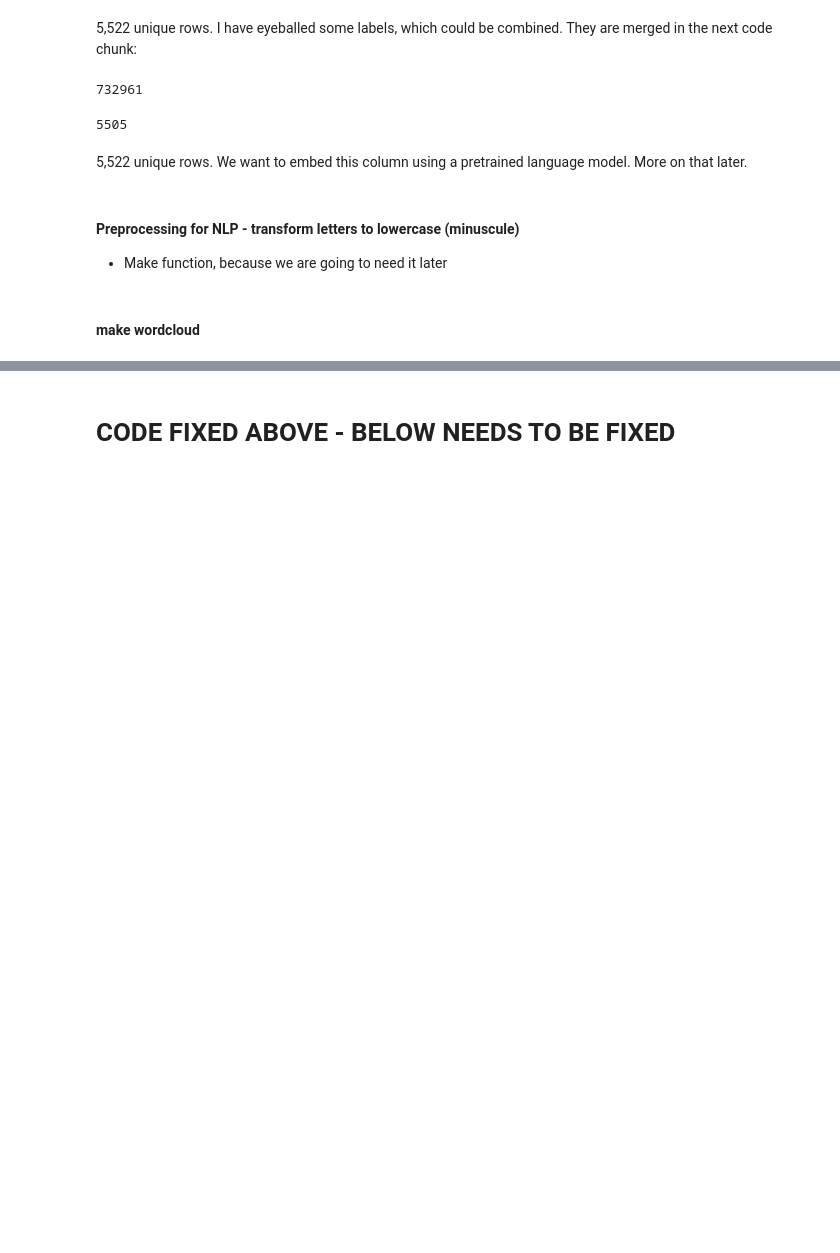
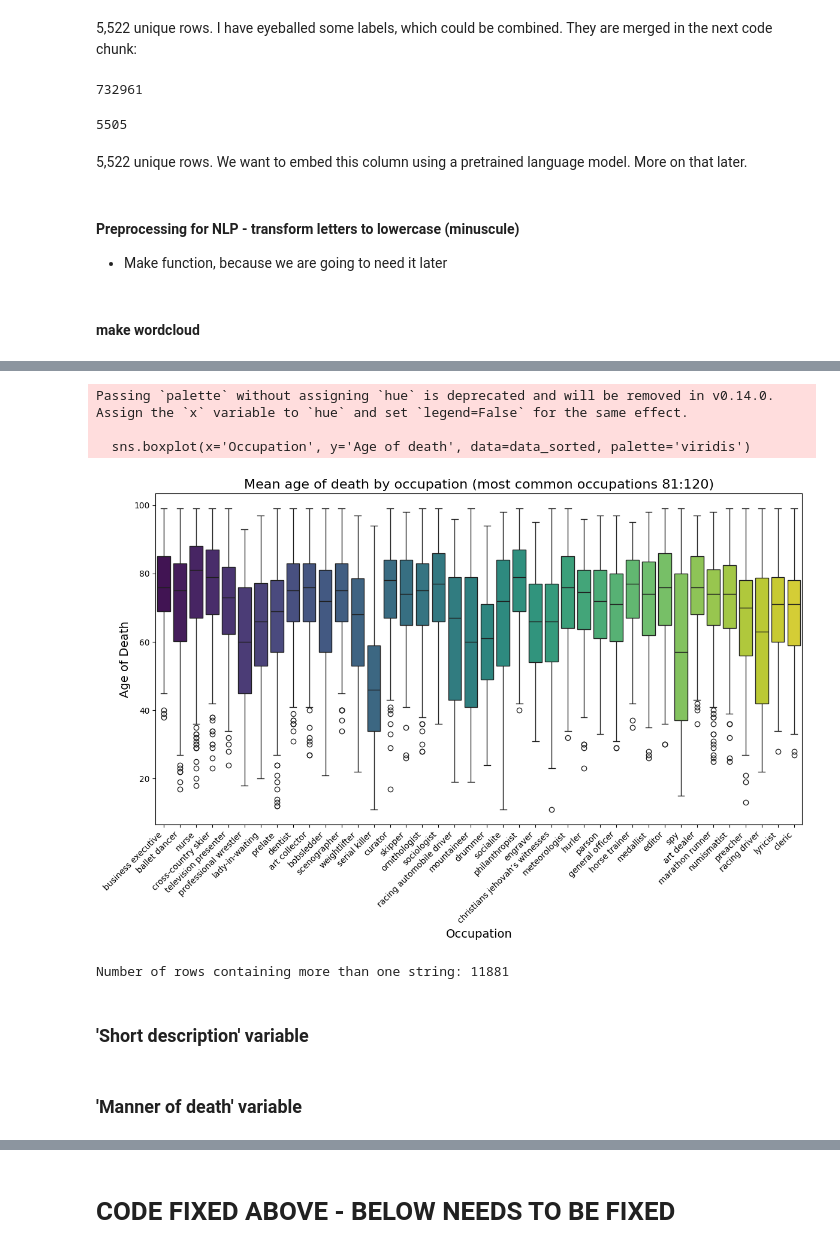
Before and after one commit to sigridbom/datascience_exam, a Jupyter notebook: notebooks/1_data_wrangling.ipynb, the cells around one changed output, grey strips where cells are left out. Cells and saved outputs as stored; diff of their text form; code cells hidden in the pictures; blank space fills up the shorter version.

```diff
--- a/notebooks/1_data_wrangling.ipynb
+++ b/notebooks/1_data_wrangling.ipynb
@@ -386,0 +462,20 @@ fig.savefig('/work/datascience_exam/output/plots/mean_age_country.jpg')
+# %%
+# Define the specific list of row strings in the desired order
+specific_order = selected_occupations3 # CHANGE HERE
+
+# Create a dictionary to store the index of each name in the specific order
+name_index = {name: i for i, name in enumerate(specific_order)}
+
+# Create a function to get the index from the specific order for each name
+def get_index(name):
+    return name_index.get(name, float('inf'))
+
+# Create a new column with the order based on the specific list
+filtered_data.loc[:,'Order'] = filtered_data['Occupation'].apply(get_index)
+
+# Sort the DataFrame based on the new 'Order' column and original index to maintain the original order of rows with the same name
+data_sorted = filtered_data.sort_values(by=['Order'])#, filtered_data.index])
+
+# Drop the 'Order' column if it's no longer needed
+#data_sorted = data_sorted.drop(columns=['Order'])
+data_sorted.head()
@@ -386,0 +494,31 @@ fig.savefig('/work/datascience_exam/output/plots/mean_age_country.jpg')
+# %%
+# Plotting with Seaborn
+plt.figure(figsize=(12, 8))
+sns.boxplot(x='Occupation', y='Age of death', data=data_sorted, palette='viridis')
+
+#ax = sns.boxplot(x='Occupation', y='Age of death', data=filtered_data, palette='viridis')
+
+
+# Adding the mean values on top of each boxplot
+#for i in range(len(mean_age_of_death)):
+ #   occupation = mean_age_of_death['Occupation'][i]
+  #  mean_age = mean_age_of_death['Age of death'][i]
+  #  x = selected_occupations.index(occupation)
+  #  y = mean_age
+  #  ax.text(x, y + 0.5, f'{mean_age:.2f}', ha='center', va='bottom', fontsize=10, color='black')
+
+# Adding titles and labels
+plt.title('Mean age of death by occupation (most common occupations 81:120)', fontsize=16)
+plt.xlabel('Occupation', fontsize=14)
+plt.ylabel('Age of Death', fontsize=14)
+plt.xticks(rotation=45, ha='right')
+
+# Display the plot
+plt.tight_layout()
+fig = plt.gcf() # get current figure
+plt.show()
+# %% [output]
+Passing `palette` without assigning `hue` is deprecated and will be removed in v0.14.0. Assign the `x` variable to `hue` and set `legend=False` for the same effect.
+
+  sns.boxplot(x='Occupation', y='Age of death', data=data_sorted, palette='viridis')
+[figure, added]
@@ -386,0 +528,13 @@ fig.savefig('/work/datascience_exam/output/plots/mean_age_country.jpg')
+# %%
+# Count the number of strings in each cell
+string_counts = data['Occupation'].apply(lambda x: len(x.split(';')) if isinstance(x, str) else 0)
+
+# Filter columns where the count is greater than 1
+rows_with_multiple_strings = string_counts[string_counts > 1]
+
+# Count the number of such columns
+num_rows_with_multiple_strings = len(rows_with_multiple_strings)
+
+print("Number of rows containing more than one string:", num_rows_with_multiple_strings)
+# %% [output]
+Number of rows containing more than one string: 11881
@@ -386,0 +556,4 @@ fig.savefig('/work/datascience_exam/output/plots/mean_age_country.jpg')
+# %% [markdown]
+### 'Short description' variable
+# %% [markdown]
+### 'Manner of death' variable
```
Also changed, not shown: parts of 89 cells of this notebook.
